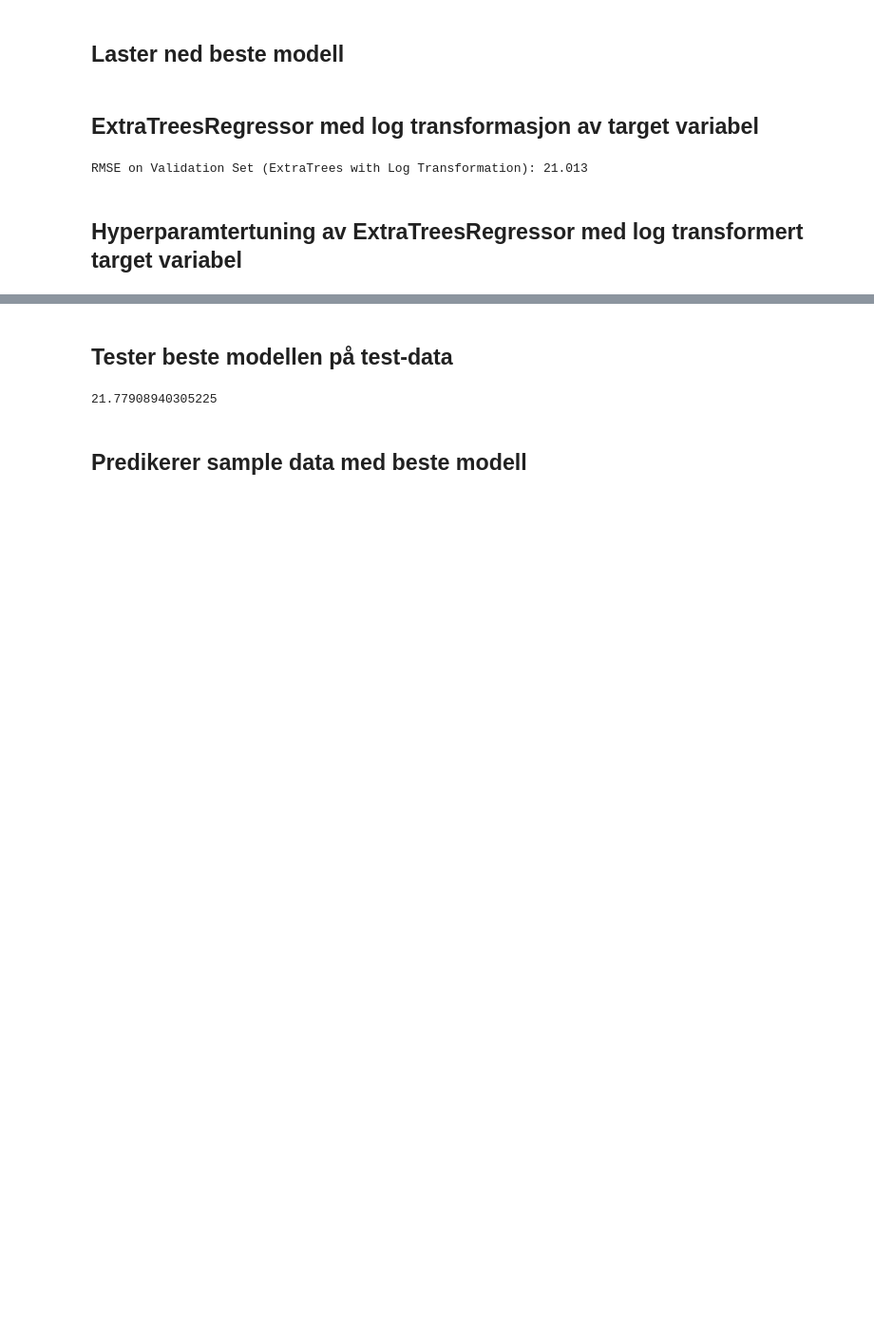
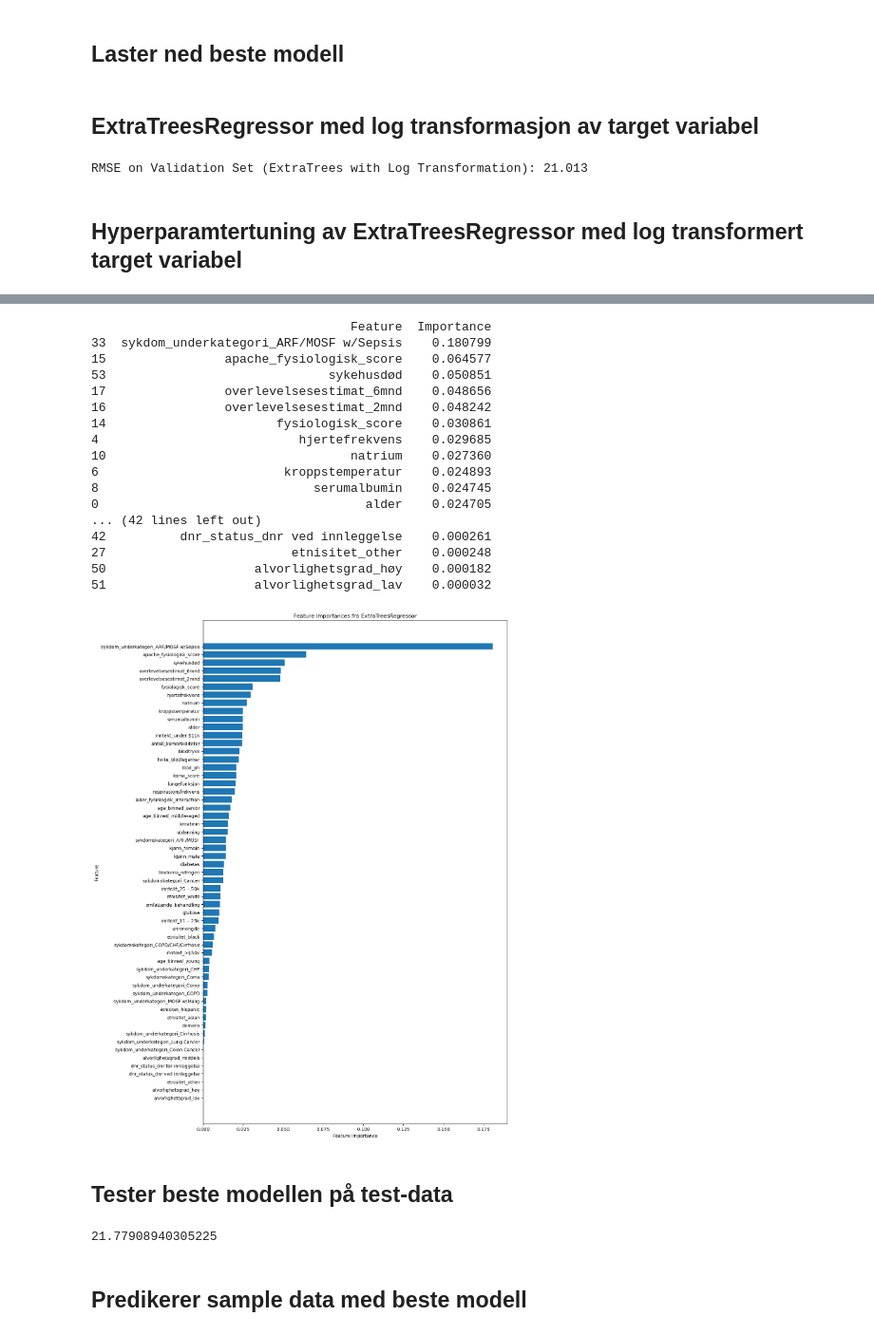
Before and after one commit to JakobBerg-Projects/Data-Science-Sykehusopphold, a Jupyter notebook: src/imputering og modellering.ipynb, the cells around one changed output, grey strips where cells are left out. Shown at 95% size. Saved outputs shown, nothing was run; the diff lists cells and outputs as text; code cells hidden in the pictures; blank space fills up the shorter version.

```diff
--- a/src/imputering og modellering.ipynb
+++ b/src/imputering og modellering.ipynb
@@ -551,6 +554,50 @@ Best Hyperparameters: {'n_estimators': 200, 'min_samples_split': 10, 'min_sample
 Best RMSE on Log Scale: 0.624
 Approximate Best RMSE on Original Scale: 0.866
 RMSE on Validation Set with Log Transformation Applied: 20.981
+# %%
+import pandas as pd
+import matplotlib.pyplot as plt
+
+# 1. Hent feature importances fra modellen
+importances = best_et_model_grid.feature_importances_
+
+
+# 3. Kombiner variabelnavn og deres importances i en DataFrame
+feature_importances = pd.DataFrame({'Feature': feature_names, 'Importance': importances})
+
+# 4. Sorter funksjonene etter deres betydning
+feature_importances = feature_importances.sort_values('Importance', ascending=False)
+
+# 5. Vis resultatene
+print(feature_importances)
+
+# Valgfritt: Plot feature importances for bedre visualisering
+plt.figure(figsize=(12, 20))
+plt.barh(feature_importances['Feature'], feature_importances['Importance'])
+plt.xlabel('Feature Importance')
+plt.ylabel('Feature')
+plt.title('Feature Importances fra ExtraTreesRegressor')
+plt.gca().invert_yaxis()  # Slik at den viktigste funksjonen er øverst
+plt.show()
+# %% [output]
+                                   Feature  Importance
+33  sykdom_underkategori_ARF/MOSF w/Sepsis    0.180799
+15                apache_fysiologisk_score    0.064577
+53                              sykehusdød    0.050851
+17                overlevelsesestimat_6mnd    0.048656
+16                overlevelsesestimat_2mnd    0.048242
+14                       fysiologisk_score    0.030861
+4                           hjertefrekvens    0.029685
+10                                 natrium    0.027360
+6                         kroppstemperatur    0.024893
+8                             serumalbumin    0.024745
+0                                    alder    0.024705
+... (42 lines left out)
+42          dnr_status_dnr ved innleggelse    0.000261
+27                         etnisitet_other    0.000248
+50                    alvorlighetsgrad_høy    0.000182
+51                    alvorlighetsgrad_lav    0.000032
+[figure, added]
 # %% [markdown]
 ## Tester beste modellen på test-data
 # %%
```
Also changed, not shown: parts of 11 cells of this notebook, 2 other files.
